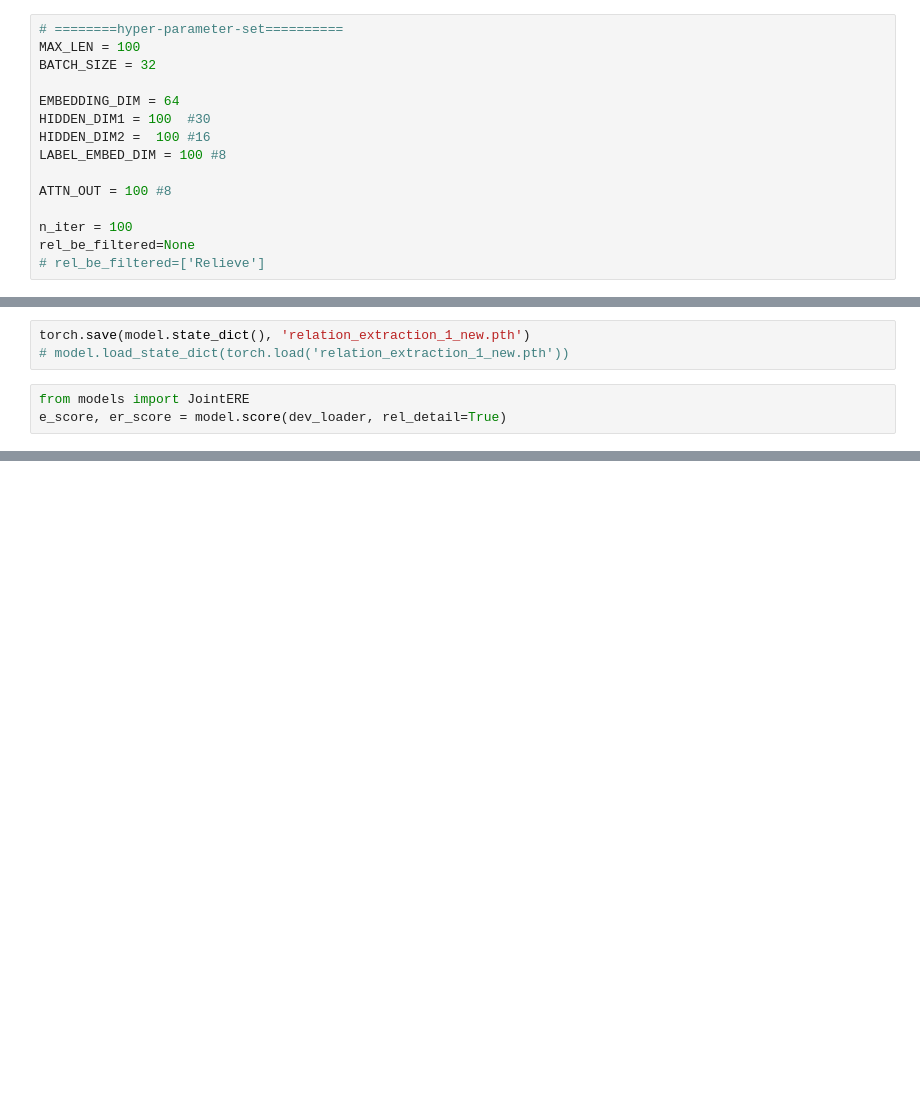
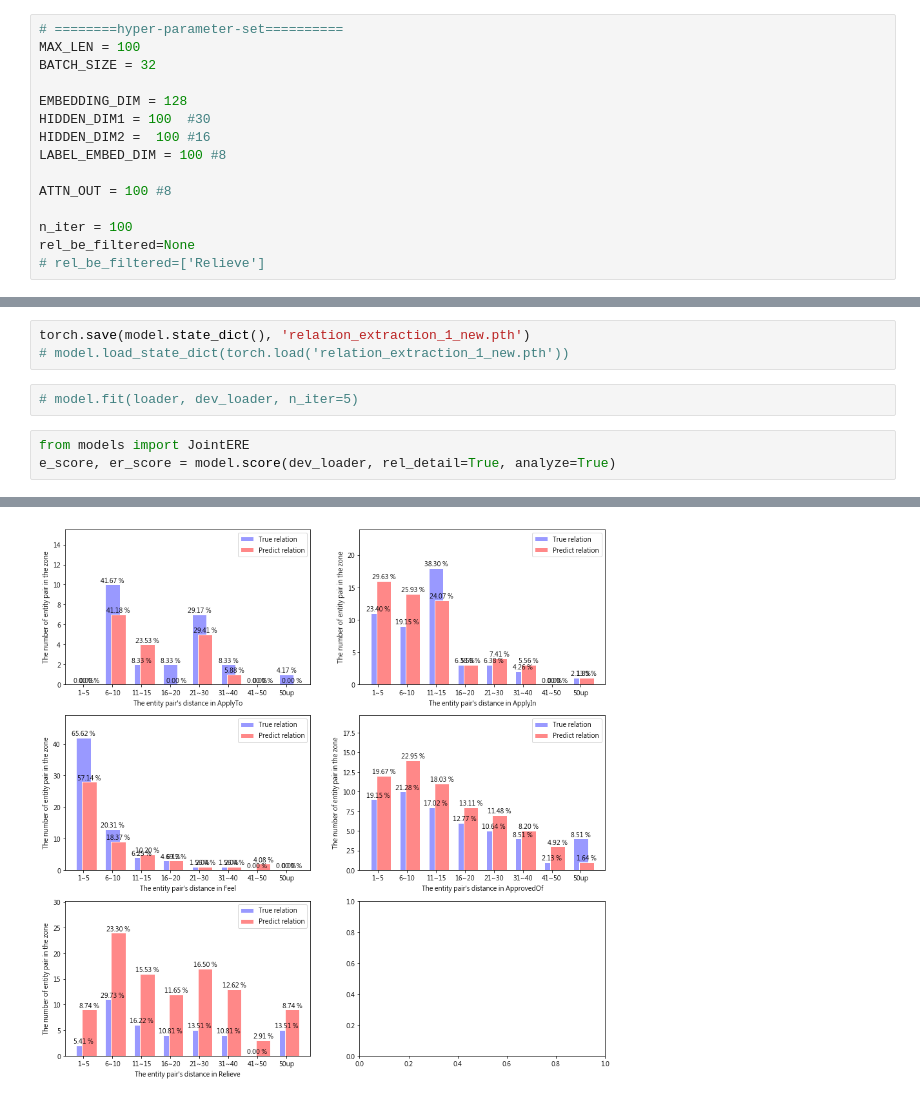
Before and after one commit to jojowither/JointERE, a Jupyter notebook: code/JointERE_main.ipynb, the cells around one changed output, grey strips where cells are left out. Saved outputs shown, nothing was run; the diff lists cells and outputs as text; blank space fills up the shorter version.

```diff
--- a/code/JointERE_main.ipynb
+++ b/code/JointERE_main.ipynb
@@ -30,7 +32,7 @@ schema = Schema(schema_root)
 MAX_LEN = 100
 BATCH_SIZE = 32
 
-EMBEDDING_DIM = 64
+EMBEDDING_DIM = 128
 HIDDEN_DIM1 = 100  #30
 HIDDEN_DIM2 =  100 #16
 LABEL_EMBED_DIM = 100 #8
@@ -86,9 +88,11 @@ epoch: 12 | ent loss 0.0365 | rel loss 0.0036 | total loss 0.0401
 # %%
 torch.save(model.state_dict(), 'relation_extraction_1_new.pth')
 # model.load_state_dict(torch.load('relation_extraction_1_new.pth'))
+# %%
+# model.fit(loader, dev_loader, n_iter=5)
 # %%
 from models import JointERE
-e_score, er_score = model.score(dev_loader, rel_detail=True)
+e_score, er_score = model.score(dev_loader, rel_detail=True, analyze=True)
 # %% [output]
 ['因', '為', '有', '加', '保', '濕', '精', '華', '的', '成', '分', ',', '所', '以', '能', '維', '持', '比', '較', '長', '時', '間', '的', '不', '脫', '妝', ',', '我', '早', '上', '上', '完', '粉', '餅', '後', ',', '大', '概', '到', '下', ...
 ['O', 'O', 'O', 'O', 'O', 'O', 'O', 'O', 'O', 'O', 'O', 'O', 'O', 'O', 'O', 'O', 'O', 'O', 'O', 'O', 'O', 'O', 'O', 'O', 'O', 'O', 'O', 'O', 'O', 'O', 'O', 'O', 'O', 'O', 'O', 'O', 'O', 'O', 'O', 'O', ...
@@ -110,3 +114,4 @@ Predict output
+[figure, added]
 # %%
 test_loader = BIOLoader(test_data, MAX_LEN, BATCH_SIZE, schema, rel_be_filtered=rel_be_filtered,
                         word_to_ix=loader.word_to_ix, device=use_device)
```
Also changed, not shown: parts of 7 cells of this notebook.
